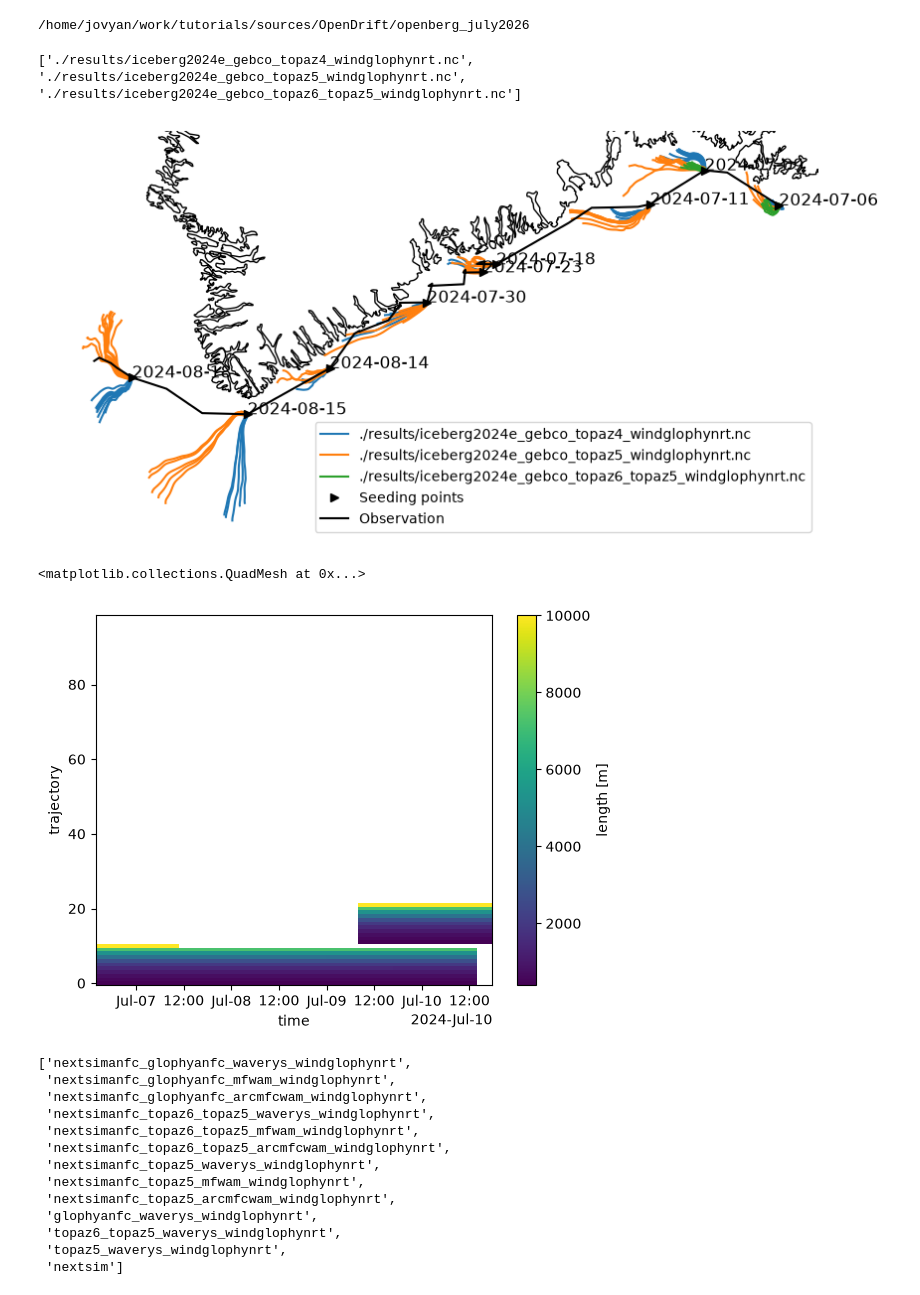
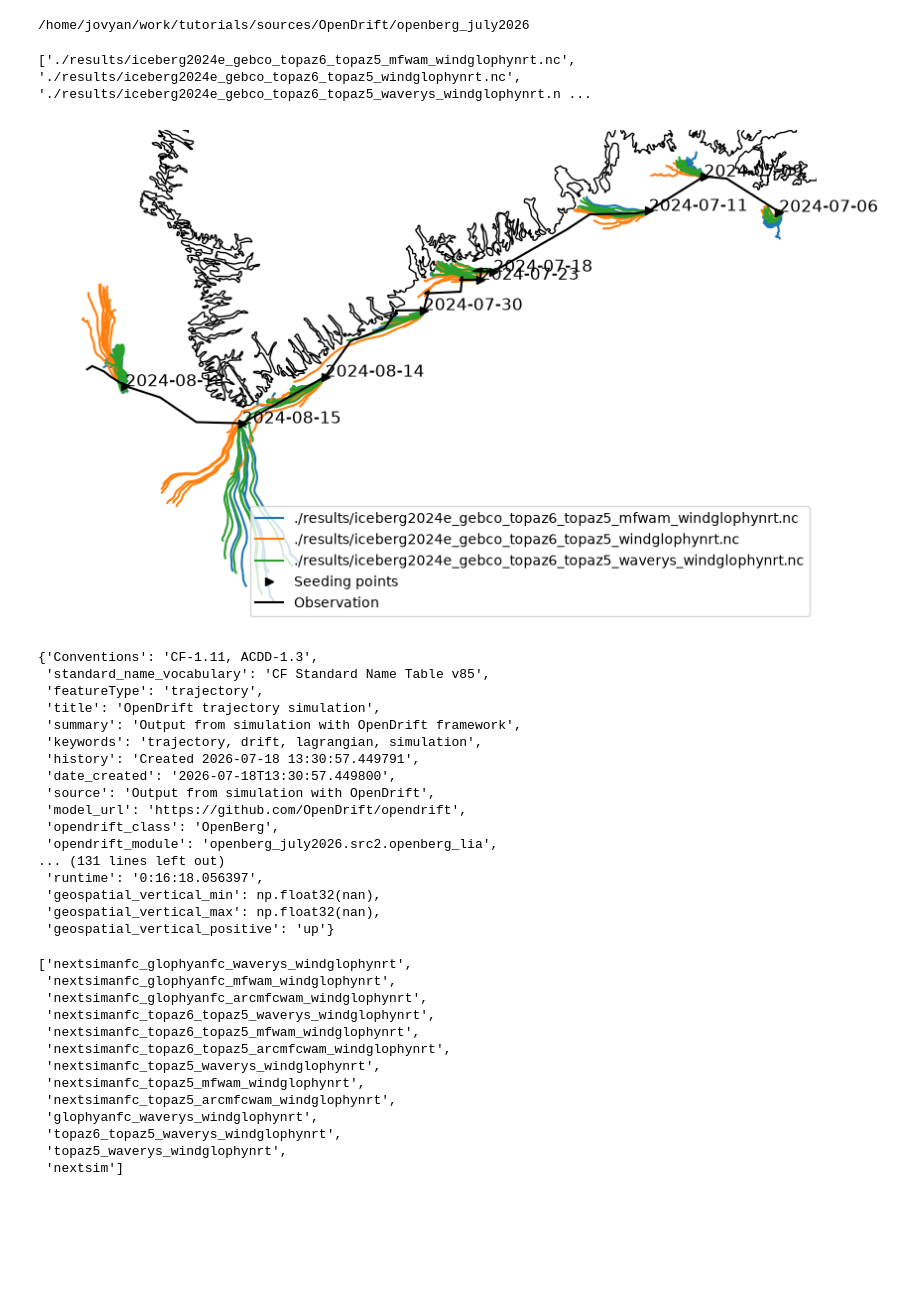
Before and after one commit to lia-f-h/openberg_july2026, a Jupyter notebook: scripts/analysis1.ipynb, the cells around one changed output. Drawn from its saved outputs; the diff is of its cells as text; code cells hidden in the pictures; blank space fills up the shorter version.

Commit message:
sim iceberg2024e, start with ib2021w

```diff
--- a/scripts/analysis1.ipynb
+++ b/scripts/analysis1.ipynb
@@ -30,49 +30,65 @@ with xr.open_dataset('./input/merged_obs3.nc') as ds:
     #obs = obs.isel(time=(obs.seed_idx==1))
 
 #read sim
-file_contain_all = [ib,]
+file_contain_all = [ib,'topaz6']
 file_contain_any = ['_']
-file_notcontain = []#['topaz4','glorys','slope','era5','almost','stokes',]
+file_notcontain = ['next',]#['topaz4','glorys','slope','era5','almost','stokes',]
 file_l = glob.glob("./results/*.nc")#['./results/juliette_topaz6_topaz4_windglophynrt.nc',]
 file_l = [f for f in file_l if all(ff in f for ff in file_contain_all)] #filtering for required keywords
 file_l = [f for f in file_l if any(ff in f for ff in file_contain_any)] #filtering for required keywords
 file_l = [f for f in file_l if all(ff not in f for ff in file_notcontain)] #filtering for neglected keywords
+file_l = file_l[::-1]
 print(file_l)
 #Figure
 fig,ax = plt.subplots(1,1,figsize=(10,10),subplot_kw={'projection':ccrs.NorthPolarStereo()})#central_longitude=20})
 ax.coastlines(resolution='10m')
 trans = ccrs.PlateCarree()
 
 cmap = plt.get_cmap('tab20')  # or 'viridis', 'plasma', etc.
 col = cmap(np.linspace(0, 1, 20))[::2]#20 colors
 # plot sim
 for inputdataidx, inputdata in enumerate(file_l):
     sim = xr.open_dataset(inputdata)
     for traj in sim.trajectory:
         ax.plot(sim.lon.sel(trajectory=traj).dropna(dim="time"),sim.lat.sel(trajectory=traj).dropna(dim="time"),
                 color=col[inputdataidx],
                 label=inputdata if traj==sim.trajectory[0] else '',
             transform=trans)
 
 # # plot obs
 ax.plot(obs['lon'].isel(time=(obs.seed_idx==1)),obs['lat'].isel(time=(obs.seed_idx==1)),'>',transform=trans,color='k',label='Seeding points')
 ax.plot(obs['lon'],obs['lat'],transform=trans,color='k',label='Observation')
 # for d in range(obs_3day['time'].size):
 for d in range(obs['time'].isel(time=(obs.seed_idx==1)).size):
 #     if d not in [1,2,3,4,5,12,15,16,17,18,19]:
         ax.text(obs['lon'].isel(time=(obs.seed_idx==1))[d],obs['lat'].isel(time=(obs.seed_idx==1))[d],obs['time'].isel(time=(obs.seed_idx==1))[d].values.astype('datetime64[D]').astype(str),transform=trans,color='k',fontsize=12)
 
 plt.legend()
 plt.axis('off')
 plt.show()
 # %% [output]
-['./results/iceberg2024e_gebco_topaz4_windglophynrt.nc', './results/iceberg2024e_gebco_topaz5_windglophynrt.nc', './results/iceberg2024e_gebco_topaz6_topaz5_windglophynrt.nc']
+['./results/iceberg2024e_gebco_topaz6_topaz5_mfwam_windglophynrt.nc', './results/iceberg2024e_gebco_topaz6_topaz5_windglophynrt.nc', './results/iceberg2024e_gebco_topaz6_topaz5_waverys_windglophynrt.n ...
-[figure, old version]
+[figure, new version]
 # %%
-sim.length.plot()
+sim.attrs
 # %% [output]
-<matplotlib.collections.QuadMesh at 0x...>
+{'Conventions': 'CF-1.11, ACDD-1.3',
+ 'standard_name_vocabulary': 'CF Standard Name Table v85',
+ 'featureType': 'trajectory',
+ 'title': 'OpenDrift trajectory simulation',
+ 'summary': 'Output from simulation with OpenDrift framework',
+ 'keywords': 'trajectory, drift, lagrangian, simulation',
+ 'history': 'Created 2026-07-18 13:30:57.449791',
+ 'date_created': '2026-07-18T13:30:57.449800',
+ 'source': 'Output from simulation with OpenDrift',
+ 'model_url': 'https://github.com/OpenDrift/opendrift',
+ 'opendrift_class': 'OpenBerg',
+ 'opendrift_module': 'openberg_july2026.src2.openberg_lia',
+... (131 lines left out)
+ 'runtime': '0:16:18.056397',
+ 'geospatial_vertical_min': np.float32(nan),
+ 'geospatial_vertical_max': np.float32(nan),
+ 'geospatial_vertical_positive': 'up'}
-[figure, removed]
 # %%
 # Read and subset tracker data
 obs_3day = read_tracker('./input/Osker-X2.csv')['3D']
```
Also changed, not shown: 7 other files.
